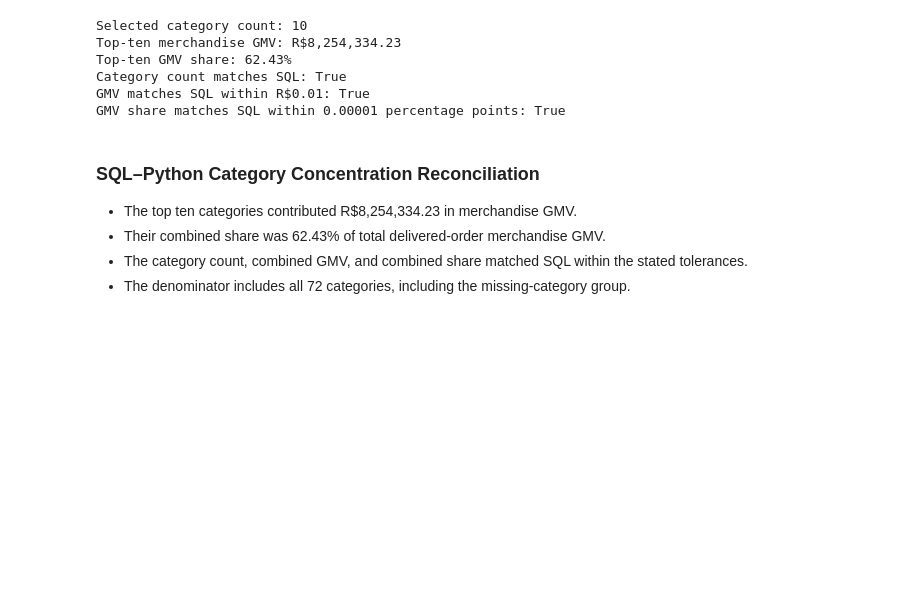
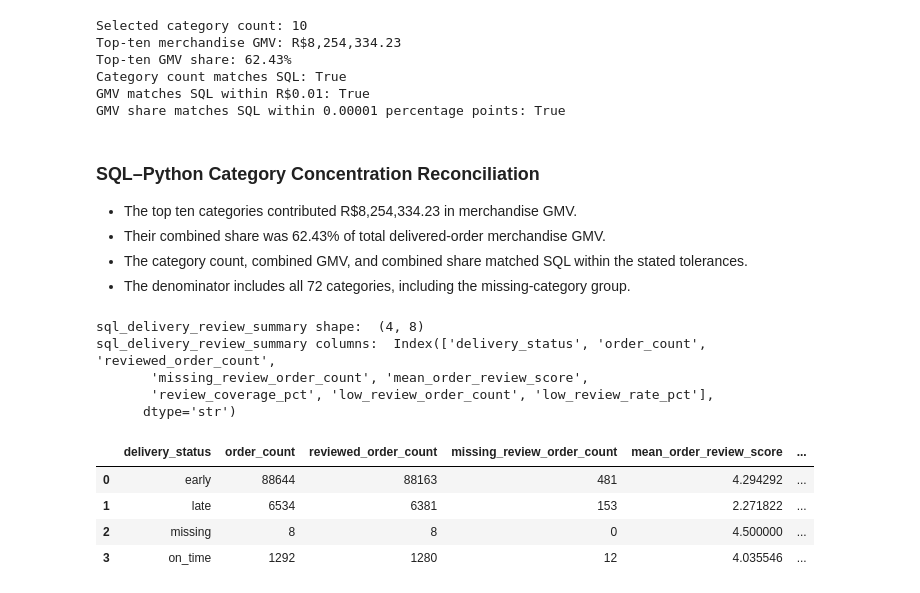
Before and after one commit to Yash1thHJ/DataAnalyst, a Jupyter notebook: notebooks/05_kpi_analysis_and_business_insights.ipynb, the cells around one changed output. Drawn from its saved outputs; the diff is of its cells as text; code cells hidden in the pictures; blank space fills up the shorter version.

Commit message:
Complete delivery-review analysis and SQL-Python reconciliation

```diff
--- a/notebooks/05_kpi_analysis_and_business_insights.ipynb
+++ b/notebooks/05_kpi_analysis_and_business_insights.ipynb
@@ -2228,3 +2228,21 @@ GMV share matches SQL within 0.00001 percentage points: True
 - The category count, combined GMV, and combined share matched SQL
   within the stated tolerances.
 - The denominator includes all 72 categories, including the missing-category group.
+# %%
+# Load the SQL delivery-review summary and inspect its structure before reconciliation.
+sql_delivery_review_summary = pd.read_csv('../reports/tables/sql_delivery_review_summary.csv', header=0)
+
+print("sql_delivery_review_summary shape: ", sql_delivery_review_summary.shape)
+print("sql_delivery_review_summary columns: ", sql_delivery_review_summary.columns)
+display(sql_delivery_review_summary)
+# %% [output]
+sql_delivery_review_summary shape:  (4, 8)
+sql_delivery_review_summary columns:  Index(['delivery_status', 'order_count', 'reviewed_order_count',
+       'missing_review_order_count', 'mean_order_review_score',
+       'review_coverage_pct', 'low_review_order_count', 'low_review_rate_pct'],
+      dtype='str')
+|  | delivery_status | order_count | reviewed_order_count | missing_review_order_count | mean_order_review_score | ... |
+| 0 | early | 88644 | 88163 | 481 | 4.294292 | ... |
+| 1 | late | 6534 | 6381 | 153 | 2.271822 | ... |
+| 2 | missing | 8 | 8 | 0 | 4.500000 | ... |
+| 3 | on_time | 1292 | 1280 | 12 | 4.035546 | ... |
```
Also changed, not shown: parts of 7 cells of this notebook, 2 other files.
